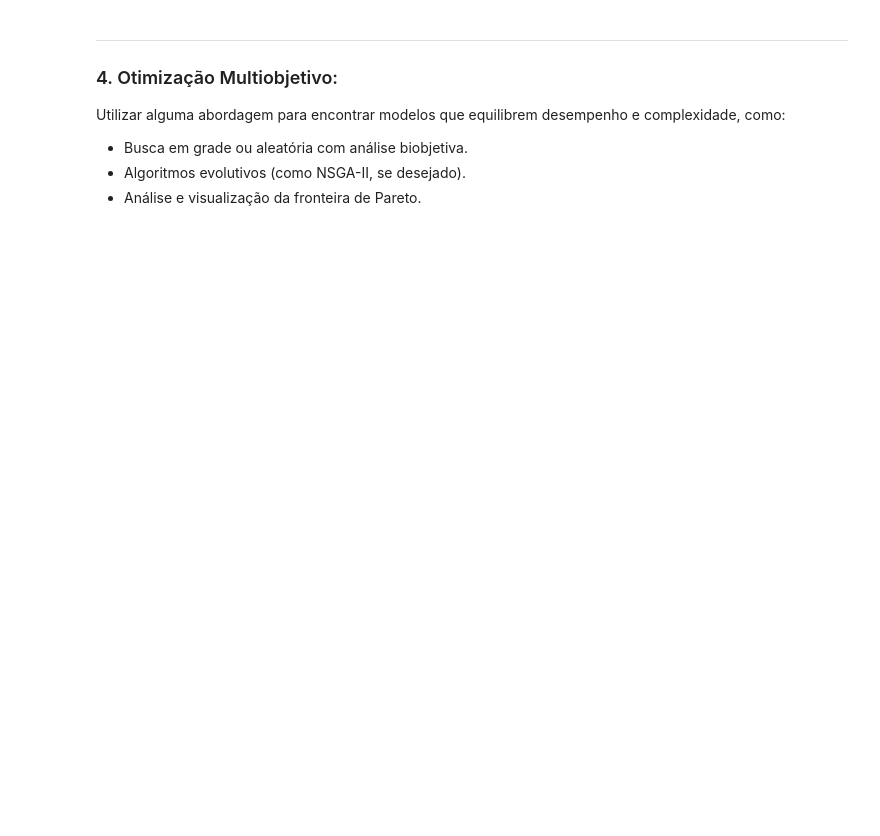
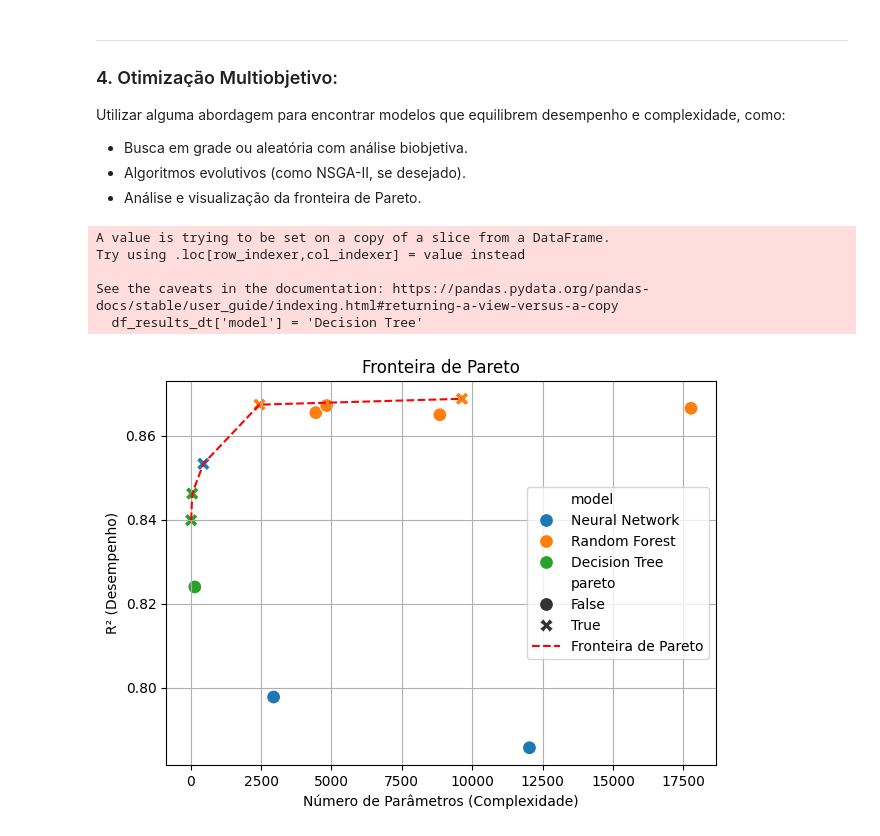
Before and after one commit to sakikout/Aprendizado-Multiobjetivo, a Jupyter notebook: student.ipynb, the cells around one changed output. Saved outputs shown, nothing was run; the diff lists cells and outputs as text; code cells hidden in the pictures; blank space fills up the shorter version.

```diff
--- a/student.ipynb
+++ b/student.ipynb
@@ -564,3 +569,29 @@ Utilizar alguma abordagem para encontrar modelos que equilibrem desempenho e com
 - Busca em grade ou aleatória com análise biobjetiva.
 - Algoritmos evolutivos (como NSGA-II, se desejado).
 - Análise e visualização da fronteira de Pareto.
+# %%
+# ------------------------- Análise Multiobjetivo -------------------------
+
+# Adicionar coluna de modelo para cada DataFrame
+df_results_nn['model'] = 'Neural Network'
+df_results_rf['model'] = 'Random Forest'
+df_results_dt['model'] = 'Decision Tree'
+
+# Selecionando apenas colunas relevantes
+df_results_dt = df_results_dt[['n_nodes', 'R2']]
+df_results_dt['n_params'] = df_results_dt['n_nodes']
+df_results_rf = df_results_rf[['n_params', 'R2']]
+df_results_nn = df_results_nn[['n_params', 'R2']]
+
+# Unificando resultados em um dataframe
+df_all = pd.concat([
+    df_results_nn.assign(model='Neural Network'),
+    df_results_rf.assign(model='Random Forest'),
+    df_results_dt.assign(model='Decision Tree')
+], ignore_index=True)
+# %% [output]
+A value is trying to be set on a copy of a slice from a DataFrame.
+Try using .loc[row_indexer,col_indexer] = value instead
+
+See the caveats in the documentation: https://pandas.pydata.org/pandas-docs/stable/user_guide/indexing.html#returning-a-view-versus-a-copy
+  df_results_dt['model'] = 'Decision Tree'
@@ -566,0 +623,29 @@ Utilizar alguma abordagem para encontrar modelos que equilibrem desempenho e com
+# %%
+# ------------------------- Visualização da Fronteira de Pareto -------------------------
+sns.scatterplot(
+    data=df_all,
+    x='n_params',
+    y='R2',
+    hue='model',
+    style='pareto',
+    s=100)
+
+pareto_sorted = pareto_df.sort_values('n_params')
+
+plt.plot(
+    pareto_sorted['n_params'],
+    pareto_sorted['R2'],
+    linestyle='--',
+    color='red',
+    label='Fronteira de Pareto')
+
+
+plt.xlabel('Número de Parâmetros (Complexidade)')
+plt.ylabel('R² (Desempenho)')
+plt.title('Fronteira de Pareto')
+plt.legend()
+plt.grid(True)
+plt.tight_layout()
+plt.show()
+# %% [output]
+[figure, added]
```
Also changed, not shown: parts of 7 cells of this notebook.
